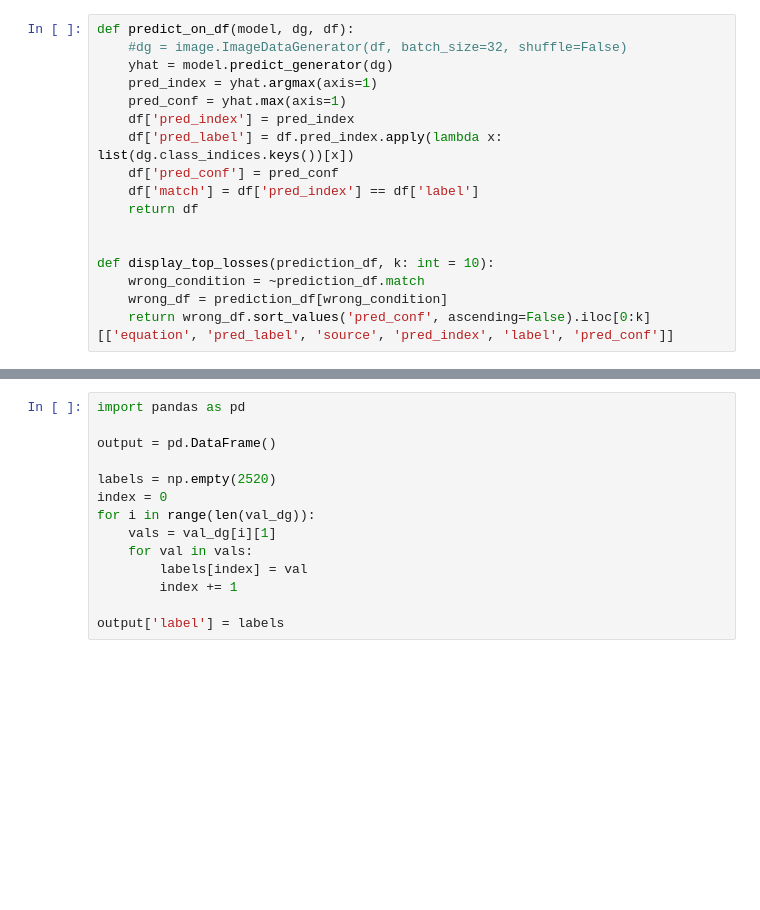
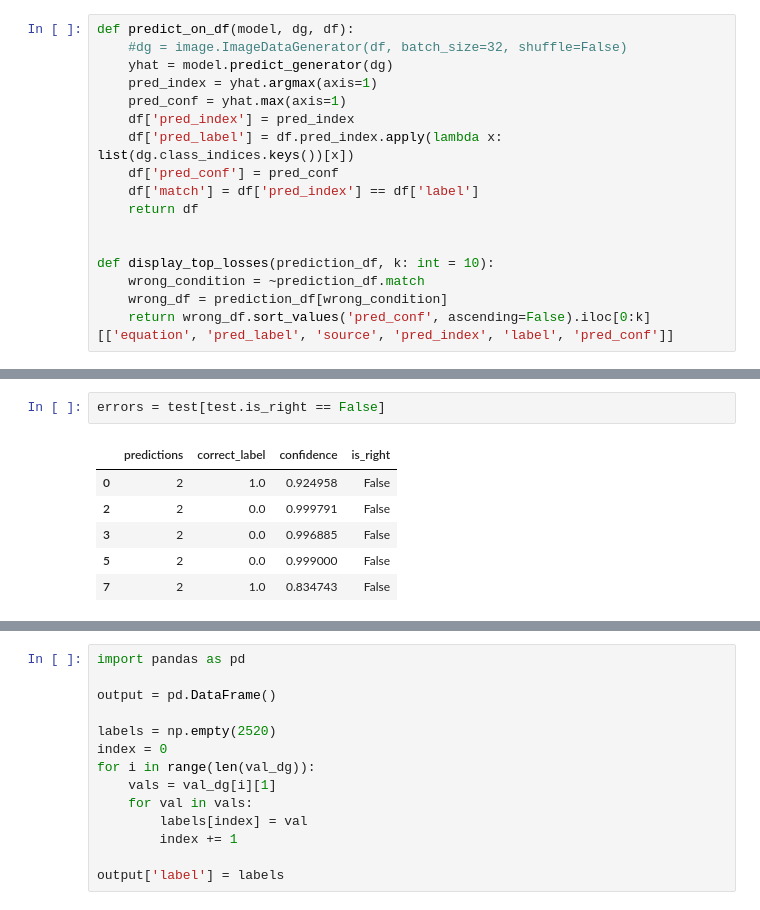
Before and after one commit to gdso-math/math-stack, a Jupyter notebook: notebooks/05_cv_clf_small.ipynb, the cells around one changed output, grey strips where cells are left out. Saved outputs shown, nothing was run; the diff lists cells and outputs as text; blank space fills up the shorter version.

```diff
--- a/notebooks/05_cv_clf_small.ipynb
+++ b/notebooks/05_cv_clf_small.ipynb
@@ -302,0 +299,9 @@ def display_top_losses(prediction_df, k: int = 10):
+# %%
+errors = test[test.is_right == False]
+# %% [output]
+|  | predictions | correct_label | confidence | is_right |
+| 0 | 2 | 1.0 | 0.924958 | False |
+| 2 | 2 | 0.0 | 0.999791 | False |
+| 3 | 2 | 0.0 | 0.996885 | False |
+| 5 | 2 | 0.0 | 0.999000 | False |
+| 7 | 2 | 1.0 | 0.834743 | False |
```
Also changed, not shown: parts of 18 cells of this notebook.
